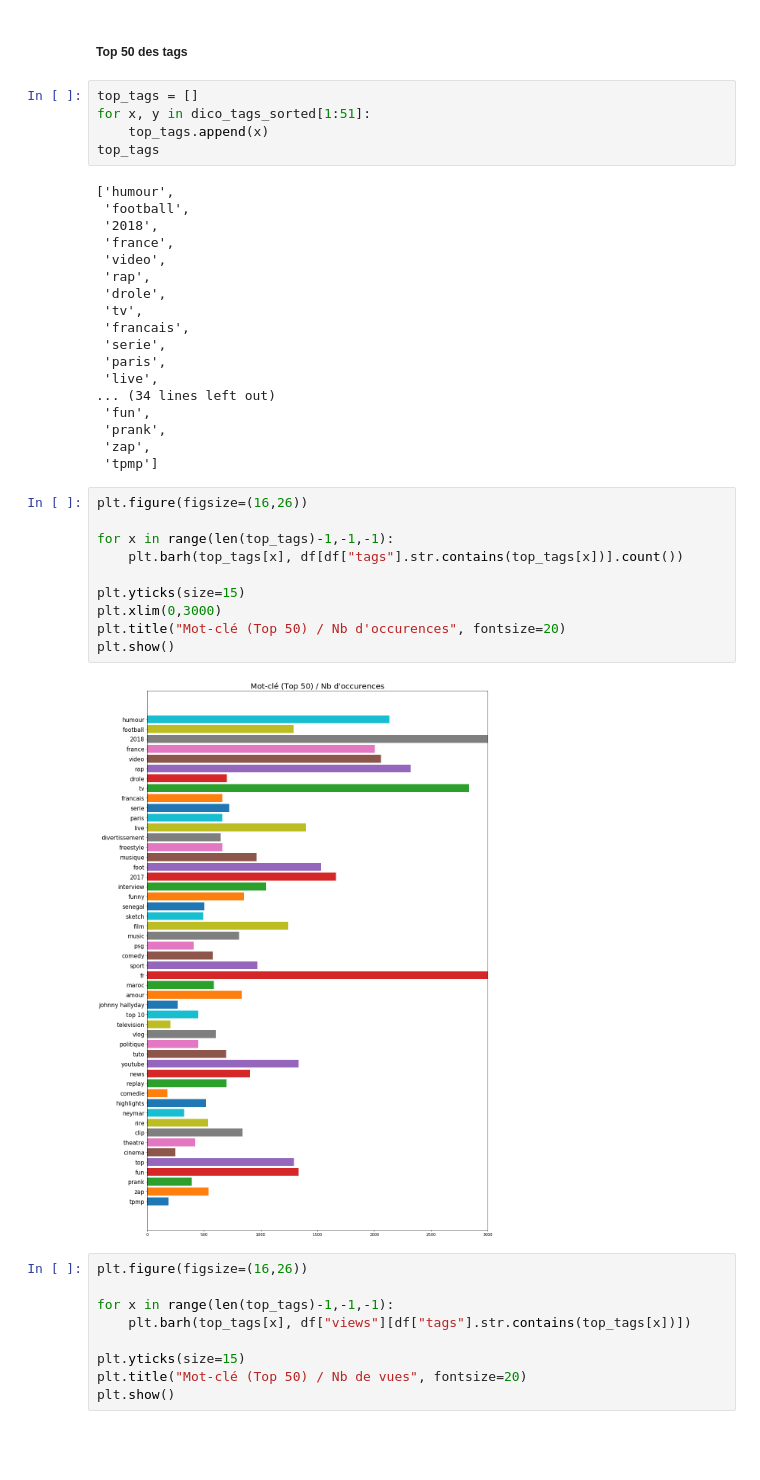
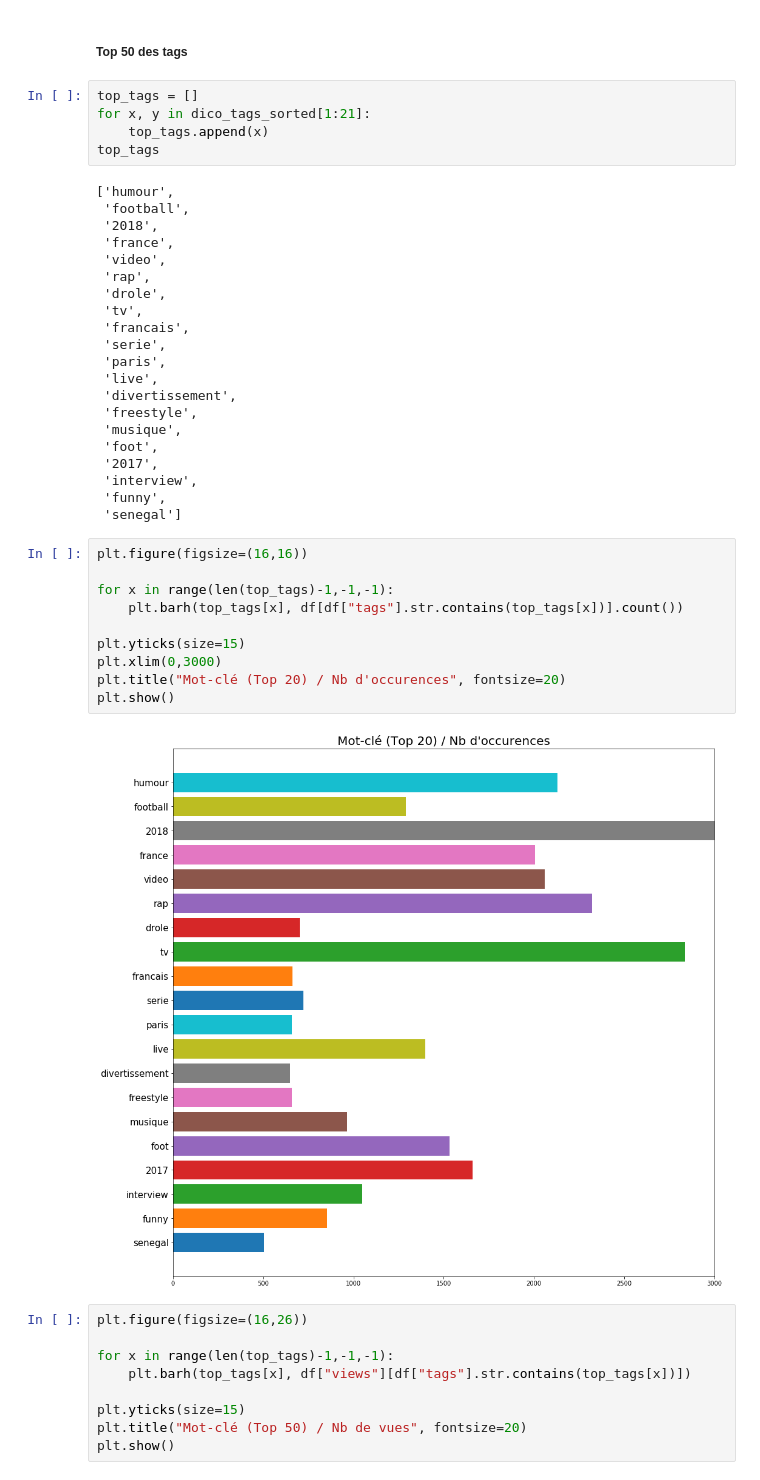
Before and after one commit to DROMZEE/Youtube-Predictor, a Jupyter notebook: projet_fred.ipynb, the cells around one changed output. Cells and saved outputs as stored; diff of their text form; blank space fills up the shorter version.

Commit message:
Ajout des derniers graphs

```diff
--- a/projet_fred.ipynb
+++ b/projet_fred.ipynb
@@ -251,7 +261,7 @@ dico_tags_sorted
 ##### Top 50 des tags
 # %%
 top_tags = []
-for x, y in dico_tags_sorted[1:51]:
+for x, y in dico_tags_sorted[1:21]:
     top_tags.append(x)
 top_tags
 # %% [output]
@@ -267,23 +277,26 @@ top_tags
  'serie',
  'paris',
  'live',
-... (34 lines left out)
- 'fun',
- 'prank',
- 'zap',
- 'tpmp']
+ 'divertissement',
+ 'freestyle',
+ 'musique',
+ 'foot',
+ '2017',
+ 'interview',
+ 'funny',
+ 'senegal']
 # %%
-plt.figure(figsize=(16,26))
+plt.figure(figsize=(16,16))
 
 for x in range(len(top_tags)-1,-1,-1):
     plt.barh(top_tags[x], df[df["tags"].str.contains(top_tags[x])].count())
 
 plt.yticks(size=15)
 plt.xlim(0,3000)
-plt.title("Mot-clé (Top 50) / Nb d'occurences", fontsize=20)
+plt.title("Mot-clé (Top 20) / Nb d'occurences", fontsize=20)
 plt.show()
 # %% [output]
-[figure, old version]
+[figure, new version]
 # %%
 plt.figure(figsize=(16,26))
 
```
Also changed, not shown: parts of 22 cells of this notebook.
